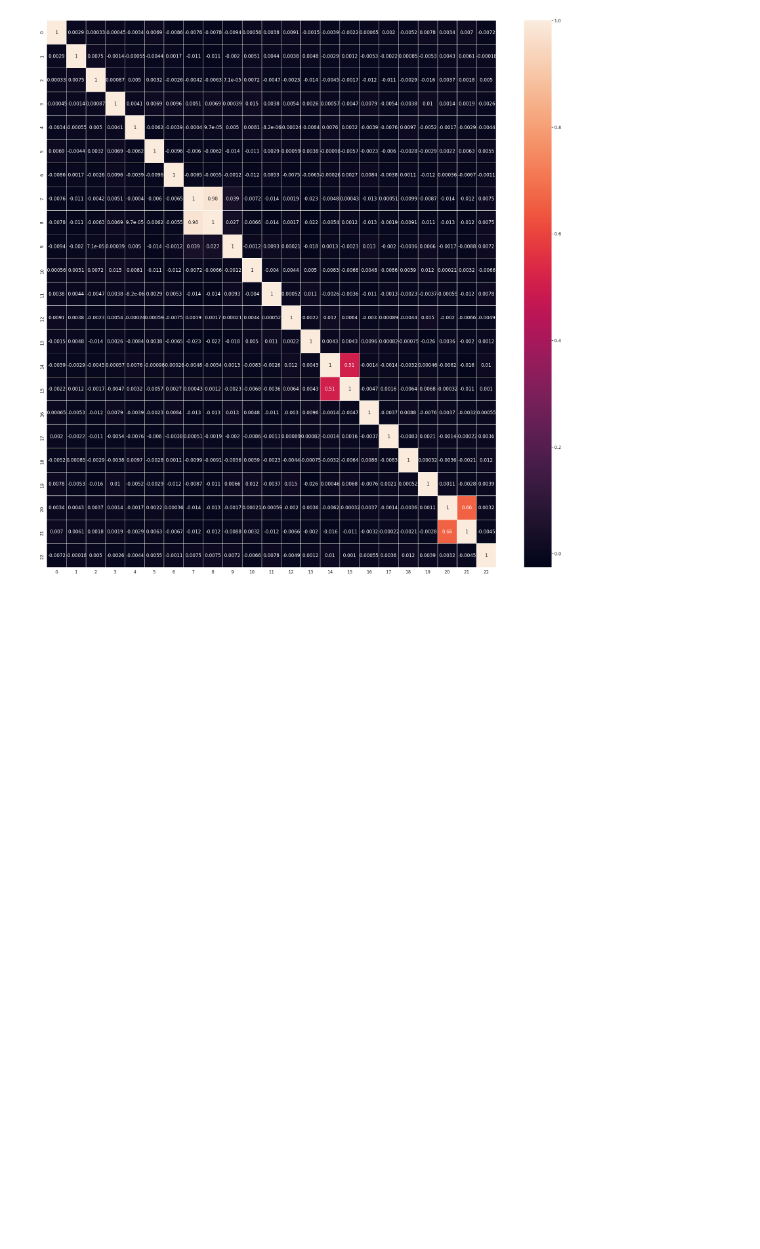
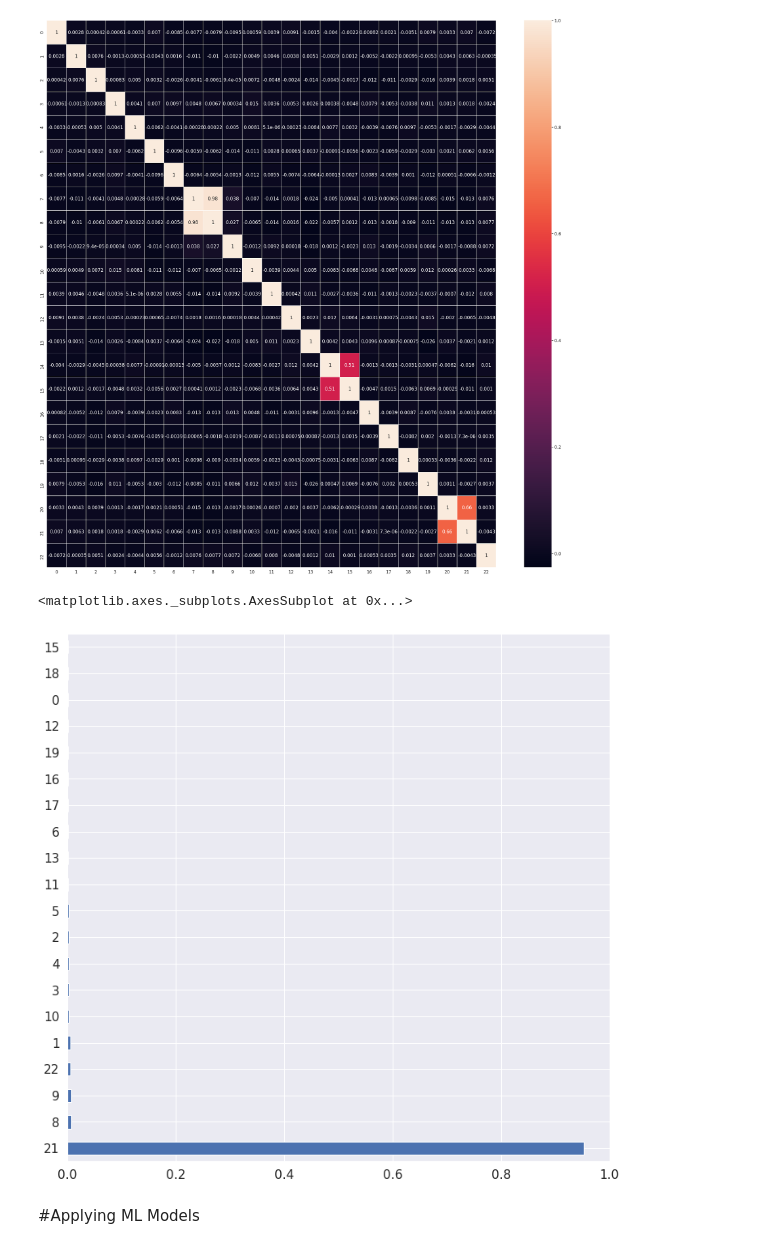
Before and after one commit to rooncal/Data-Science, a Jupyter notebook: Hotel_Reservation.ipynb, the cells around one changed output. Saved outputs shown, nothing was run; the diff lists cells and outputs as text; code cells hidden in the pictures; blank space fills up the shorter version.

```diff
--- a/Hotel_Reservation.ipynb
+++ b/Hotel_Reservation.ipynb
@@ -152,4 +171,7 @@ Discount_Rate              int64
 Room_Rate                  int64
 dtype: object
 # %%
+df.drop_duplicates(subset ="Reservation-id",
+                     keep = False, inplace = True)
+print(df)
 df = df.drop("Reservation-id",axis="columns")
@@ -202,3 +239,17 @@ plt.show()
 [figure]
 # %%
 df = df.drop([7,14], axis=1)
+# %%
+rf = RandomForestClassifier()
+y_train = df.copy(deep=True)[20]
+model = rf.fit(df.drop(20, axis=1),y_train)
+# %%
+importance = rf.feature_importances_
+feat_importances_act = pd.Series(importance, index=df.drop(20, axis=1).columns)
+feat_importances = feat_importances_act.nlargest(20)
+feat_importances.plot(kind='barh', figsize=(12,12))
+# %% [output]
+<matplotlib.axes._subplots.AxesSubplot at 0x...>
+[figure, added]
+# %% [markdown]
+#Applying ML Models
```
Also changed, not shown: parts of 14 cells of this notebook.
